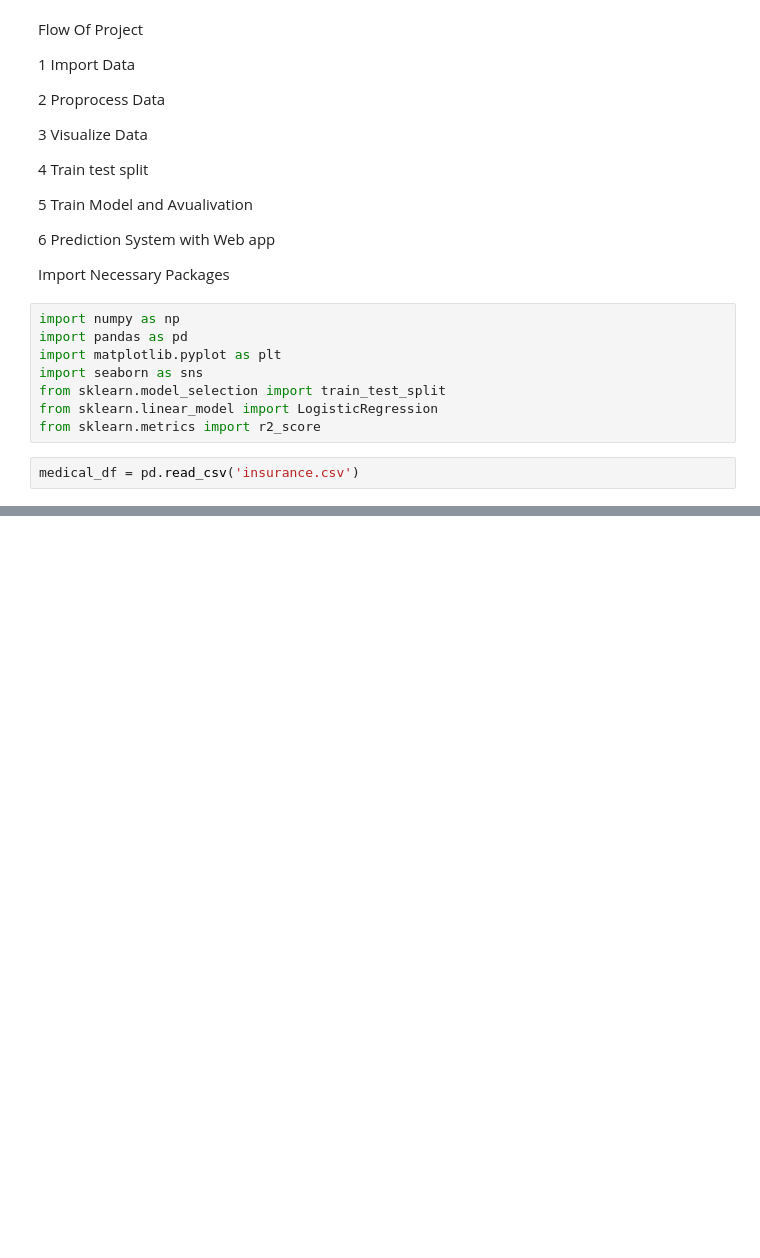
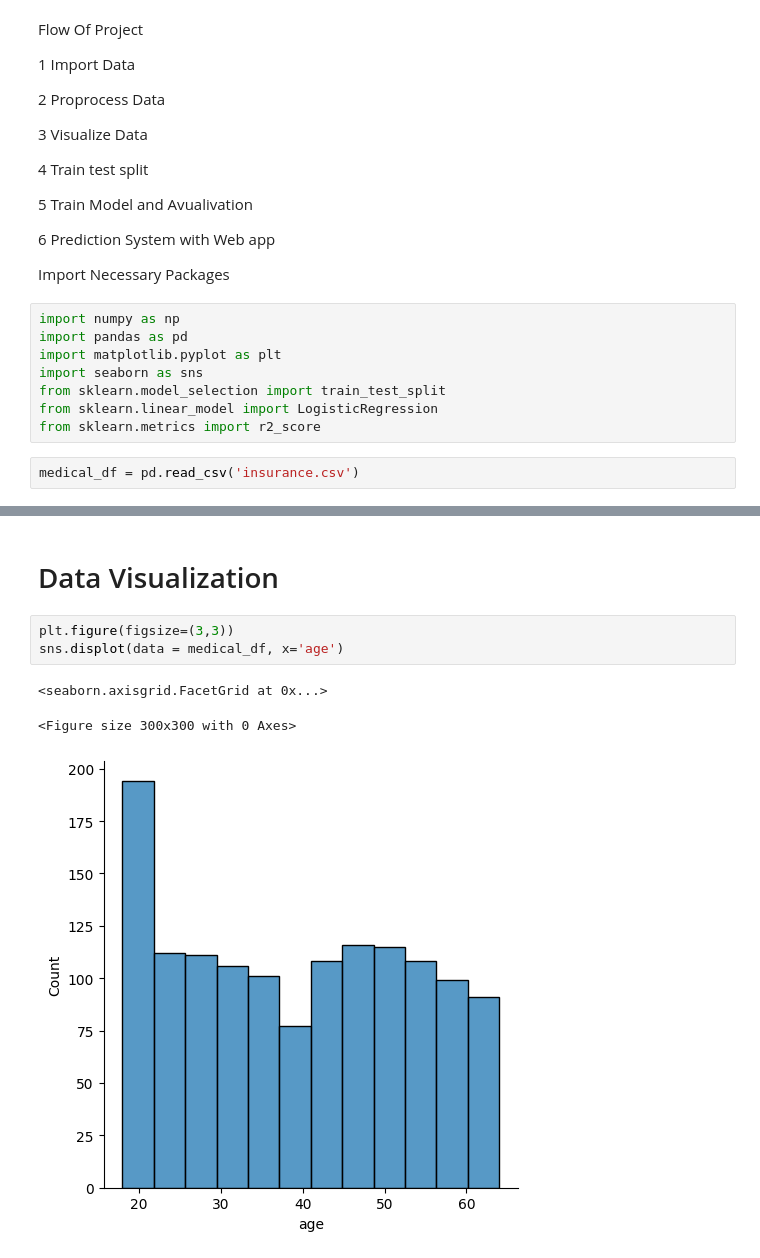
Before and after one commit to Saifullah785/Machine_Learning_Projects, a Jupyter notebook: Project_23_Medical_Insurance_Prediction_Model/Project_23_Medical_Insurance_Prediction_Model.ipynb, the cells around one changed output, grey strips where cells are left out. Saved outputs shown, nothing was run; the diff lists cells and outputs as text; blank space fills up the shorter version.

Commit message:
Created using Colab while practicing the code in the Project_23_Medical_Insurance_Prediction_Model

```diff
--- a/Project_23_Medical_Insurance_Prediction_Model/Project_23_Medical_Insurance_Prediction_Model.ipynb
+++ b/Project_23_Medical_Insurance_Prediction_Model/Project_23_Medical_Insurance_Prediction_Model.ipynb
@@ -30,0 +82,9 @@ medical_df.head()
+# %% [markdown]
+# Data Visualization
+# %%
+plt.figure(figsize=(3,3))
+sns.displot(data = medical_df, x='age')
+# %% [output]
+<seaborn.axisgrid.FacetGrid at 0x...>
+<Figure size 300x300 with 0 Axes>
+[figure, added]
```
Also changed, not shown: parts of 6 cells of this notebook.
